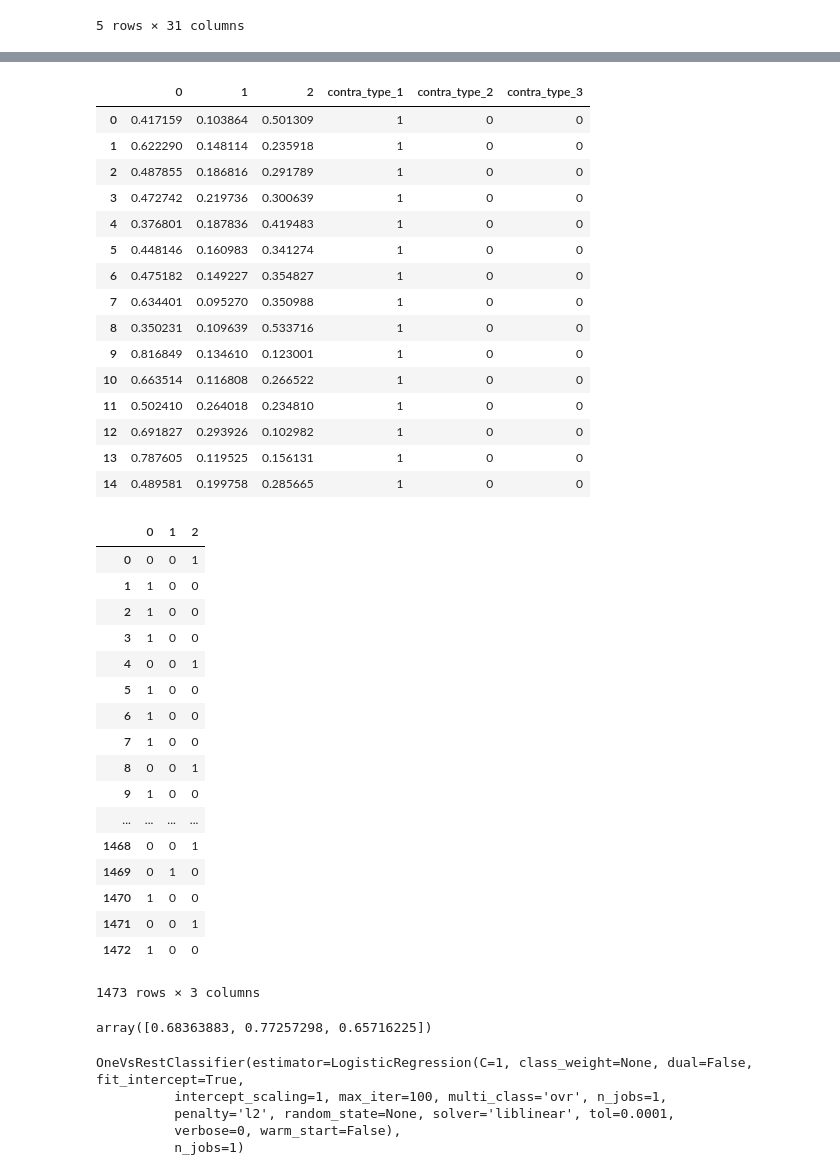
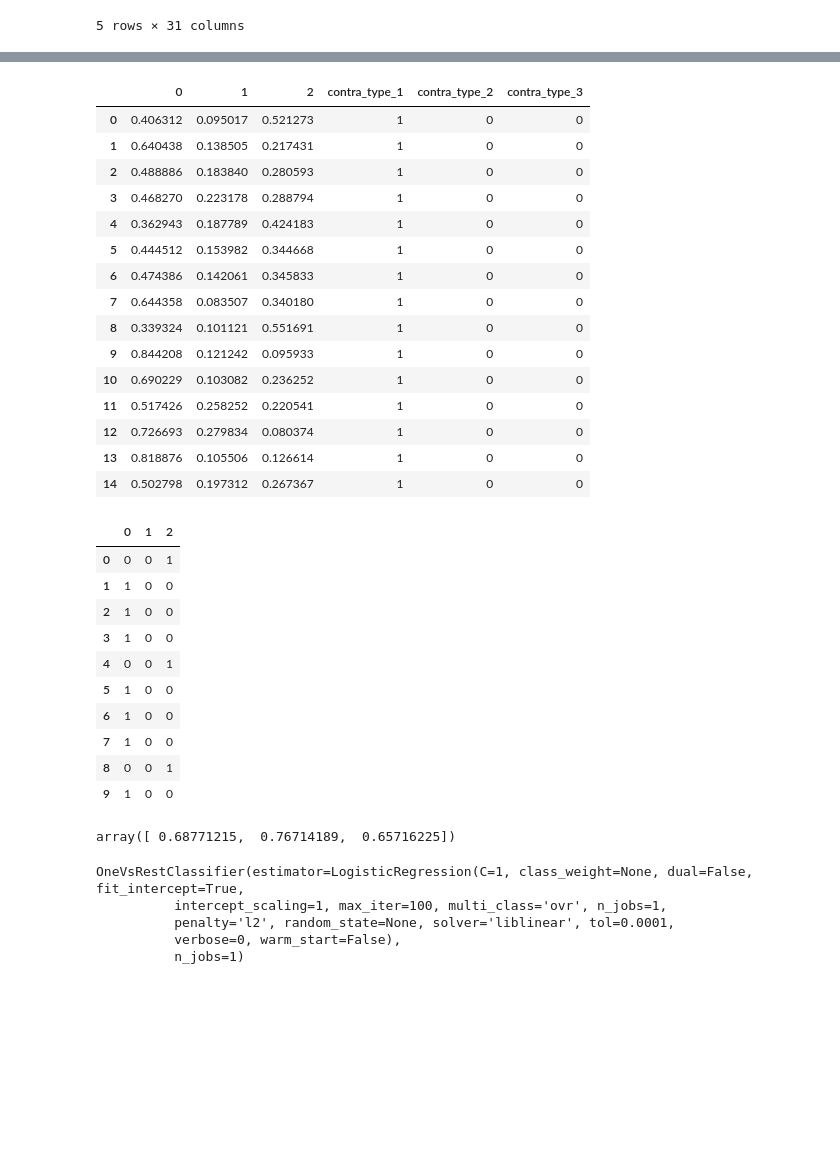
Before and after one commit to MichaelNormandyGavin/contraceptive, a Jupyter notebook: Contraceptive Study Classification.ipynb, the cells around one changed output, grey strips where cells are left out. Saved outputs shown, nothing was run; the diff lists cells and outputs as text; code cells hidden in the pictures; blank space fills up the shorter version.

```diff
--- a/Contraceptive Study Classification.ipynb
+++ b/Contraceptive Study Classification.ipynb
@@ -650,11 +650,11 @@ def fit(features_matrix, targets_matrix,pandas=False):
         weights_list = []
         scores_list = []
 # %%
-def gradient_descent(features_matrix,targets):
+def gradient_descent(features_matrix,targets,full_history=False):
     weights = np.zeros(features_matrix.shape[1])
 
     alpha = 0.1
-    epsilon = 20
+    epsilon = 10
 
     weights_list = []
 
@@ -676,15 +676,25 @@ def gradient_descent(features_matrix,targets):
 
             scores_list.append([roc_auc_score(targets,prediction_proba),log_loss(prediction_proba,targets),accuracy_score(targets,predictions)])
 
-            ##early stopping: if AUC does not improve/change more than 0.1% between 50 loops, then loop is broken
+            ##early stopping: if AUC does not improve/change more than 0.01% between 50 loops, then loop is broken
 
             if i > 50:
-                if abs((scores_list[i][-2] - scores_list[i-50][-2]) / scores_list[i][-2]) < 0.0001:
+                if abs((scores_list[i][-3] - scores_list[i-50][-3]) / scores_list[i][-3]) < 0.0001:
                     break
+    scores_df = pd.DataFrame(scores_list)
 
-    weights = weights_list[-1]
+    ID = scores_df.iloc[:,0].idxmax(axis=0)
 
-    return weights
+    weights_final = weights_list[ID]
+
+    weights_df = pd.DataFrame(weights_list)
+
+    full_df = pd.concat([weights_df,scores_df],axis=1)
+
+    if full_history:
+        return full_df
+
+    return weights_final
 # %%
 weighting = [gradient_descent(features_matrix,targets_matrix[:,i]) for i in range(targets_matrix.shape[1])]
 # %%
@@ -699,50 +709,43 @@ concatenated = pd.concat([predictions_df,df_targets],axis=1)
 concatenated.head(15)
 # %% [output]
 |  | 0 | 1 | 2 | contra_type_1 | contra_type_2 | contra_type_3 |
-| 0 | 0.417159 | 0.103864 | 0.501309 | 1 | 0 | 0 |
-| 1 | 0.622290 | 0.148114 | 0.235918 | 1 | 0 | 0 |
-| 2 | 0.487855 | 0.186816 | 0.291789 | 1 | 0 | 0 |
-| 3 | 0.472742 | 0.219736 | 0.300639 | 1 | 0 | 0 |
-| 4 | 0.376801 | 0.187836 | 0.419483 | 1 | 0 | 0 |
-| 5 | 0.448146 | 0.160983 | 0.341274 | 1 | 0 | 0 |
-| 6 | 0.475182 | 0.149227 | 0.354827 | 1 | 0 | 0 |
-| 7 | 0.634401 | 0.095270 | 0.350988 | 1 | 0 | 0 |
-| 8 | 0.350231 | 0.109639 | 0.533716 | 1 | 0 | 0 |
-| 9 | 0.816849 | 0.134610 | 0.123001 | 1 | 0 | 0 |
-| 10 | 0.663514 | 0.116808 | 0.266522 | 1 | 0 | 0 |
-| 11 | 0.502410 | 0.264018 | 0.234810 | 1 | 0 | 0 |
-| 12 | 0.691827 | 0.293926 | 0.102982 | 1 | 0 | 0 |
-| 13 | 0.787605 | 0.119525 | 0.156131 | 1 | 0 | 0 |
-| 14 | 0.489581 | 0.199758 | 0.285665 | 1 | 0 | 0 |
+| 0 | 0.406312 | 0.095017 | 0.521273 | 1 | 0 | 0 |
+| 1 | 0.640438 | 0.138505 | 0.217431 | 1 | 0 | 0 |
+| 2 | 0.488886 | 0.183840 | 0.280593 | 1 | 0 | 0 |
+| 3 | 0.468270 | 0.223178 | 0.288794 | 1 | 0 | 0 |
+| 4 | 0.362943 | 0.187789 | 0.424183 | 1 | 0 | 0 |
+| 5 | 0.444512 | 0.153982 | 0.344668 | 1 | 0 | 0 |
+| 6 | 0.474386 | 0.142061 | 0.345833 | 1 | 0 | 0 |
+| 7 | 0.644358 | 0.083507 | 0.340180 | 1 | 0 | 0 |
+| 8 | 0.339324 | 0.101121 | 0.551691 | 1 | 0 | 0 |
+| 9 | 0.844208 | 0.121242 | 0.095933 | 1 | 0 | 0 |
+| 10 | 0.690229 | 0.103082 | 0.236252 | 1 | 0 | 0 |
+| 11 | 0.517426 | 0.258252 | 0.220541 | 1 | 0 | 0 |
+| 12 | 0.726693 | 0.279834 | 0.080374 | 1 | 0 | 0 |
+| 13 | 0.818876 | 0.105506 | 0.126614 | 1 | 0 | 0 |
+| 14 | 0.502798 | 0.197312 | 0.267367 | 1 | 0 | 0 |
 # %%
 numbers = predictions_df.idxmax(axis=1)
 # %%
 ones_numbers = pd.get_dummies(numbers)
 # %%
-ones_numbers
+ones_numbers.head(10)
 # %% [output]
 |  | 0 | 1 | 2 |
 | 0 | 0 | 0 | 1 |
 | 1 | 1 | 0 | 0 |
 | 2 | 1 | 0 | 0 |
 | 3 | 1 | 0 | 0 |
 | 4 | 0 | 0 | 1 |
 | 5 | 1 | 0 | 0 |
 | 6 | 1 | 0 | 0 |
 | 7 | 1 | 0 | 0 |
 | 8 | 0 | 0 | 1 |
 | 9 | 1 | 0 | 0 |
-| ... | ... | ... | ... |
-| 1468 | 0 | 0 | 1 |
-| 1469 | 0 | 1 | 0 |
-| 1470 | 1 | 0 | 0 |
-| 1471 | 0 | 0 | 1 |
-| 1472 | 1 | 0 | 0 |
-1473 rows × 3 columns
 # %%
 sum(ones_numbers.values == df_targets.values) / len(ones_numbers)
 # %% [output]
-array([0.68363883, 0.77257298, 0.65716225])
+array([ 0.68771215,  0.76714189,  0.65716225])
 # %%
 from sklearn.multiclass import OneVsRestClassifier
 # %%
```
Also changed, not shown: parts of 41 cells of this notebook, 2 other files.
